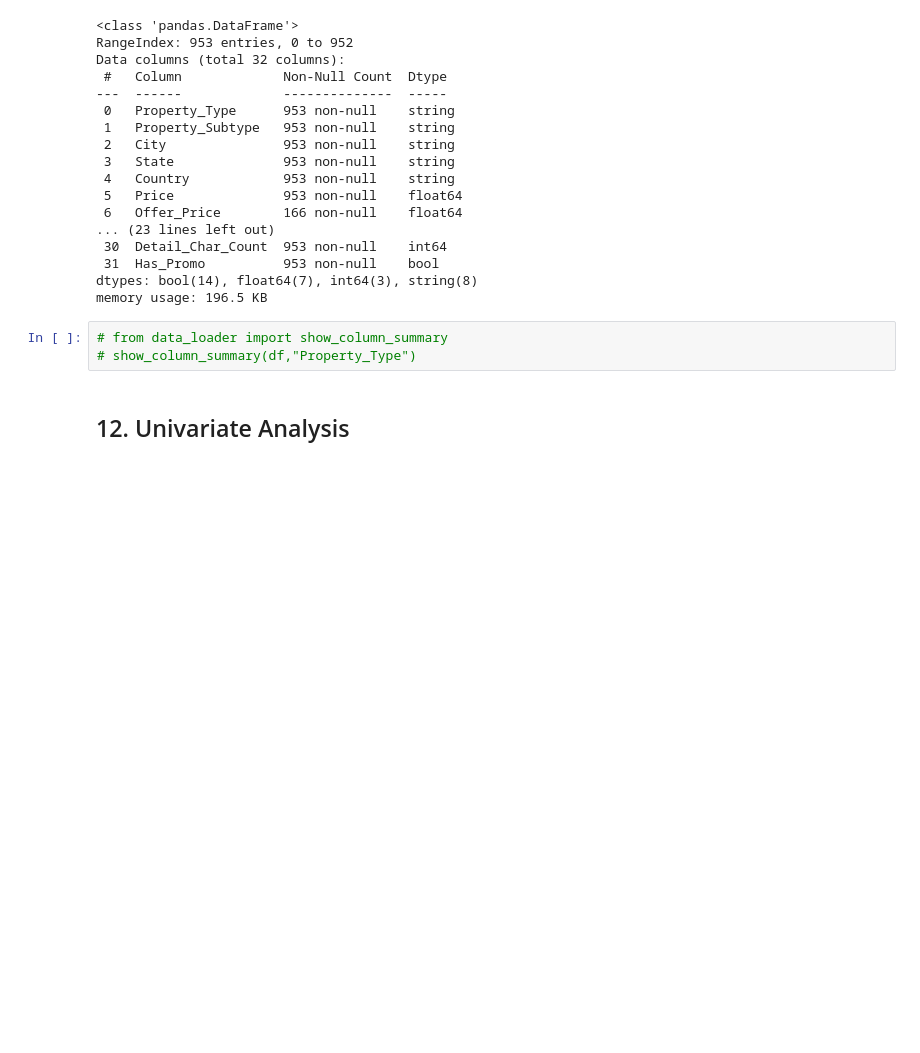
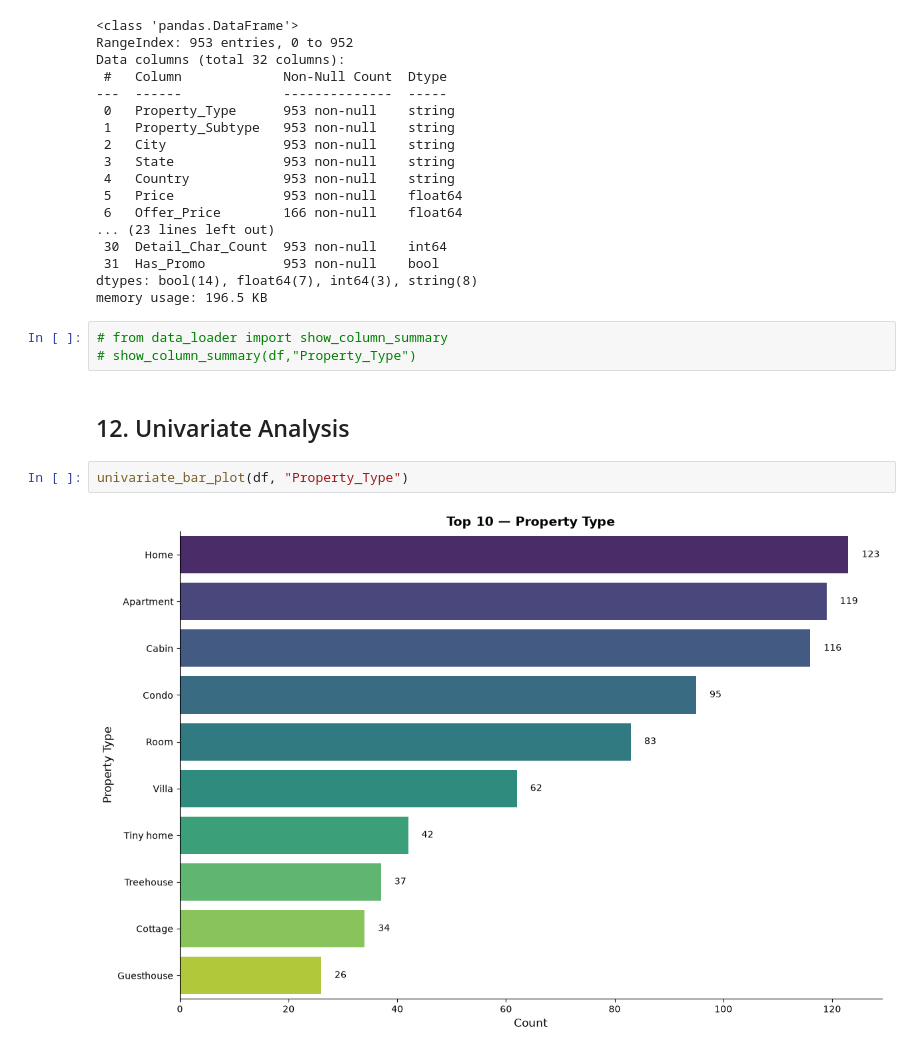
Before and after one commit to rajatyofficial/ai-projects-collection, a Jupyter notebook: Airbnb-Listings-Deep-Dive/Notebooks/Notebook.ipynb, the cells around one changed output. Drawn from its saved outputs; the diff is of its cells as text; blank space fills up the shorter version.

Commit message:
feat: Add usage of univariate_bar_plot to Notebook

```diff
--- a/Airbnb-Listings-Deep-Dive/Notebooks/Notebook.ipynb
+++ b/Airbnb-Listings-Deep-Dive/Notebooks/Notebook.ipynb
@@ -292,3 +192,7 @@ memory usage: 196.5 KB
 # show_column_summary(df,"Property_Type")
 # %% [markdown]
 ## 12. Univariate Analysis
+# %%
+univariate_bar_plot(df, "Property_Type")
+# %% [output]
+[figure, added]
```
Also changed, not shown: parts of 18 cells of this notebook, 1 other file.
